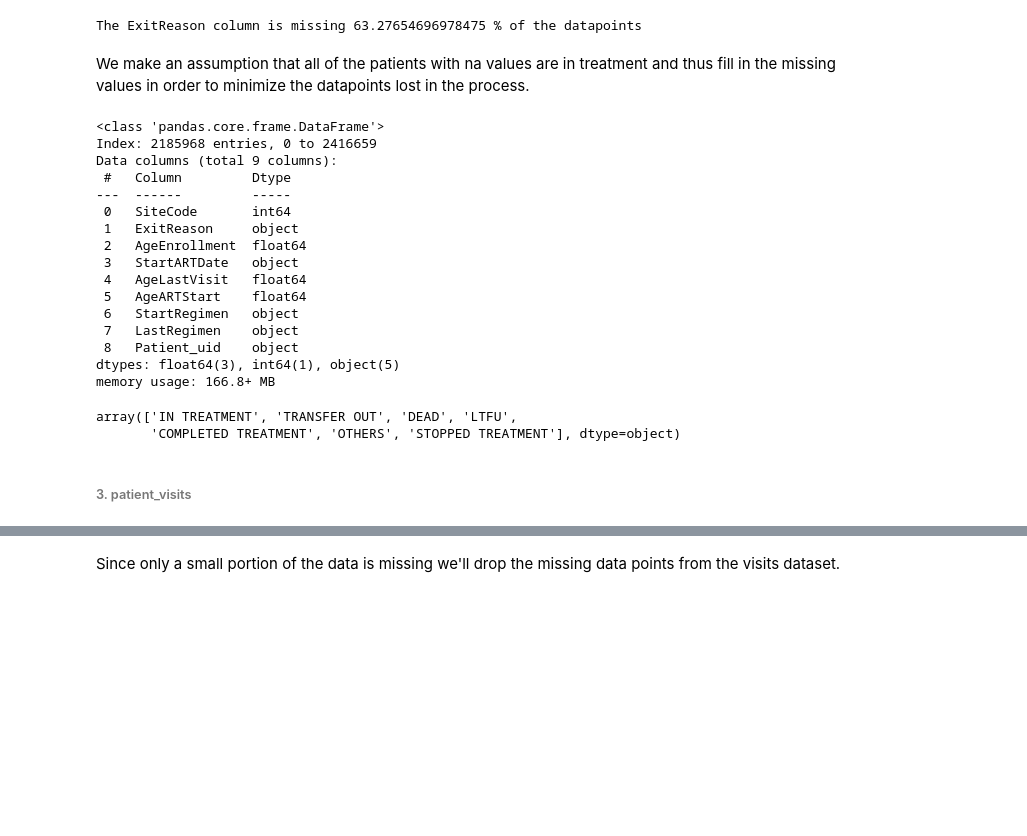
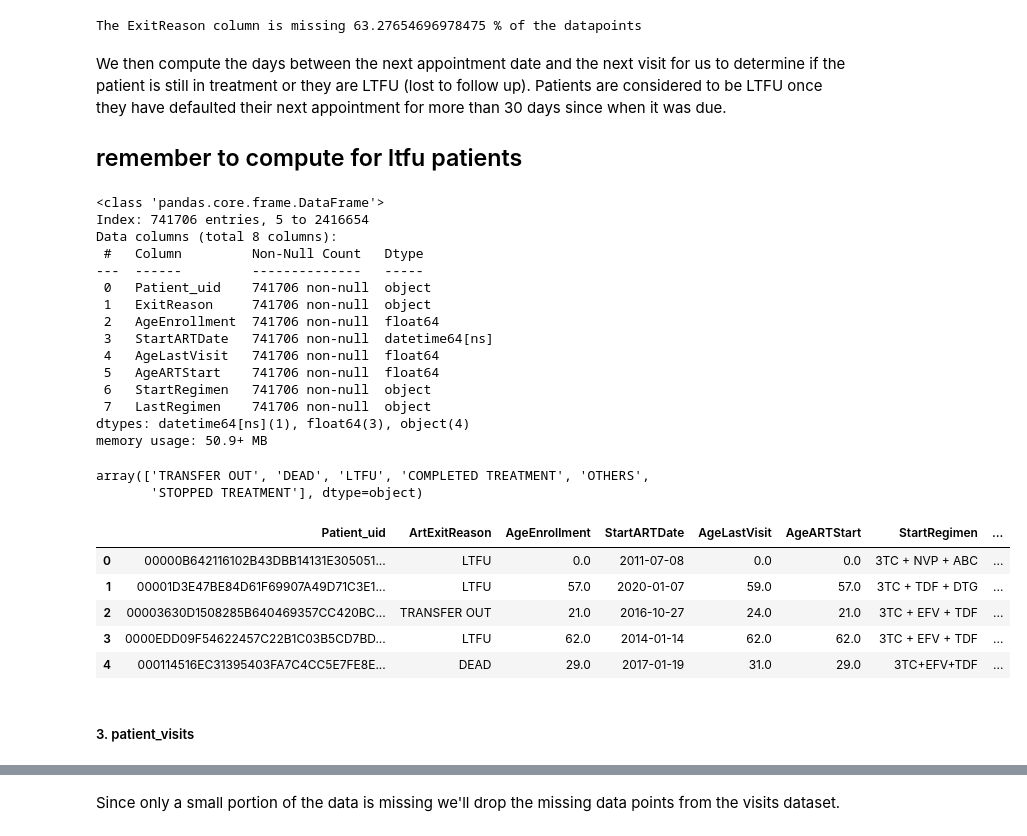
Before and after one commit to Philipmwasi/Patient-Risk-EDA-KeHMIS, a Jupyter notebook: Untitled.ipynb, the cells around one changed output, grey strips where cells are left out. Saved outputs shown, nothing was run; the diff lists cells and outputs as text; code cells hidden in the pictures; blank space fills up the shorter version.

```diff
--- a/Untitled.ipynb
+++ b/Untitled.ipynb
@@ -232,36 +223,37 @@ print(f"The ExitReason column is missing {art_patients['ExitReason'].isna().sum(
 # %% [output]
 The ExitReason column is missing 63.27654696978475 % of the datapoints
 # %% [markdown]
-We make an assumption that all of the patients with na values are in treatment and thus fill in the missing values in order to minimize the datapoints lost in the process.
+We then compute the days between the next appointment date and the next visit for us to determine if the patient is still in treatment or they are LTFU (lost to follow up). Patients are considered to be LTFU once they have defaulted their next appointment for more than 30 days since when it was due.
+
+## remember to compute for ltfu patients
 # %%
-# Fill missing values in the ExitReason column with 'In Treatment'
-art_patients['ExitReason'].fillna('IN TREATMENT', inplace=True)
-
 # We then drop the datapoints with the na values
 art_patients.dropna(inplace=True)
 
+# Convert StartARTDate column to datetime data type
+art_patients['StartARTDate'] = pd.to_datetime(art_patients['StartARTDate'])
+
 # Confirm changes
 art_patients.info()
 # %% [output]
 <class 'pandas.core.frame.DataFrame'>
-Index: 2185968 entries, 0 to 2416659
-Data columns (total 9 columns):
- #   Column         Dtype
----  ------         -----
- 0   SiteCode       int64
- 1   ExitReason     object
- 2   AgeEnrollment  float64
- 3   StartARTDate   object
- 4   AgeLastVisit   float64
- 5   AgeARTStart    float64
- 6   StartRegimen   object
- 7   LastRegimen    object
- 8   Patient_uid    object
-dtypes: float64(3), int64(1), object(5)
-memory usage: 166.8+ MB
+Index: 741706 entries, 5 to 2416654
+Data columns (total 8 columns):
+ #   Column         Non-Null Count   Dtype
+---  ------         --------------   -----
+ 0   Patient_uid    741706 non-null  object
+ 1   ExitReason     741706 non-null  object
+ 2   AgeEnrollment  741706 non-null  float64
+ 3   StartARTDate   741706 non-null  datetime64[ns]
+ 4   AgeLastVisit   741706 non-null  float64
+ 5   AgeARTStart    741706 non-null  float64
+ 6   StartRegimen   741706 non-null  object
+ 7   LastRegimen    741706 non-null  object
+dtypes: datetime64[ns](1), float64(3), object(4)
+memory usage: 50.9+ MB
 # %%
 # Checking for the distinct values in the modified column
 art_patients['ExitReason'].unique()
 # %% [output]
-array(['IN TREATMENT', 'TRANSFER OUT', 'DEAD', 'LTFU',
-       'COMPLETED TREATMENT', 'OTHERS', 'STOPPED TREATMENT'], dtype=object)
+array(['TRANSFER OUT', 'DEAD', 'LTFU', 'COMPLETED TREATMENT', 'OTHERS',
+       'STOPPED TREATMENT'], dtype=object)
@@ -268,5 +264,22 @@ array(['IN TREATMENT', 'TRANSFER OUT', 'DEAD', 'LTFU',
+# %%
+# Group the DataFrame by Patient_uid and select the last record for each group
+# These are the records that will be used for prediction
+last_records = art_patients.groupby('Patient_uid').last()
+
+# ungroup after filtration
+clean_art_patients = last_records.reset_index()
+
+#view head
+clean_art_patients.head()
+# %% [output]
+|  | Patient_uid | ArtExitReason | AgeEnrollment | StartARTDate | AgeLastVisit | AgeARTStart | StartRegimen | ... |
+| 0 | 00000B642116102B43DBB14131E305051... | LTFU | 0.0 | 2011-07-08 | 0.0 | 0.0 | 3TC + NVP + ABC | ... |
+| 1 | 00001D3E47BE84D61F69907A49D71C3E1... | LTFU | 57.0 | 2020-01-07 | 59.0 | 57.0 | 3TC + TDF + DTG | ... |
+| 2 | 00003630D1508285B640469357CC420BC... | TRANSFER OUT | 21.0 | 2016-10-27 | 24.0 | 21.0 | 3TC + EFV + TDF | ... |
+| 3 | 0000EDD09F54622457C22B1C03B5CD7BD... | LTFU | 62.0 | 2014-01-14 | 62.0 | 62.0 | 3TC + EFV + TDF | ... |
+| 4 | 000114516EC31395403FA7C4CC5E7FE8E... | DEAD | 29.0 | 2017-01-19 | 31.0 | 29.0 | 3TC+EFV+TDF | ... |
 # %% [markdown]
-###### 3. patient_visits
+##### 3. patient_visits
 # %%
 # Viewing the information about the visits dataset
 patient_visits.info()
```
Also changed, not shown: parts of 44 cells of this notebook.
